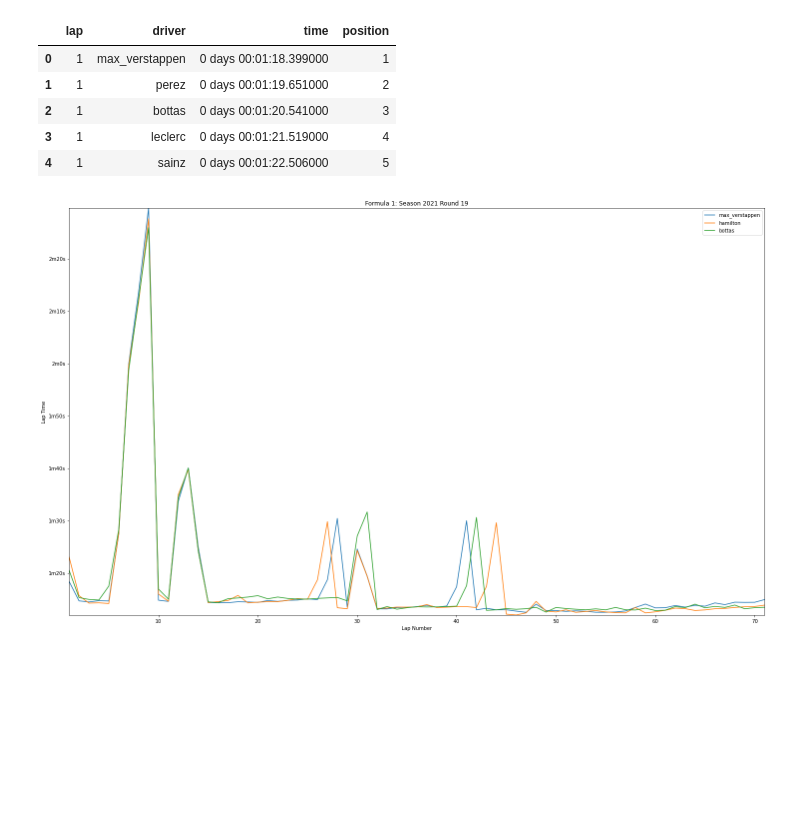
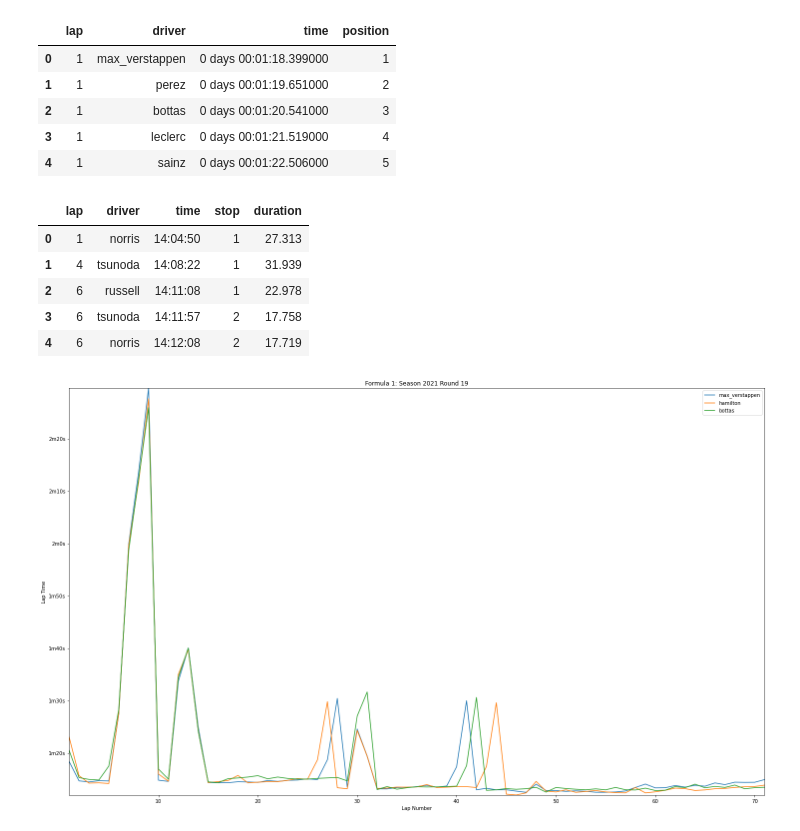
Before and after one commit to Seklfreak/jupyter-playground, a Jupyter notebook: f1_lap_times.ipynb, the cells around one changed output. Saved outputs shown, nothing was run; the diff lists cells and outputs as text; code cells hidden in the pictures; blank space fills up the shorter version.

```diff
--- a/f1_lap_times.ipynb
+++ b/f1_lap_times.ipynb
@@ -63,6 +78,37 @@ lapTimesDF.head()
 | 2 | 1 | bottas | 0 days 00:01:20.541000 | 3 |
 | 3 | 1 | leclerc | 0 days 00:01:21.519000 | 4 |
 | 4 | 1 | sainz | 0 days 00:01:22.506000 | 5 |
+# %%
+# create table from raw data
+
+pitStopsData = pitStopsAll['MRData']['RaceTable']['Races'][0]['PitStops']
+
+pitStops = {
+    'lap': [],
+    'driver': [],
+    'time': [],
+    'stop': [],
+    'duration': []
+}
+
+for i in range(len(pitStopsData)):
+    pitStop = pitStopsData[i]
+
+    pitStops['lap'].append(int(pitStop['lap']))
+    pitStops['driver'].append(pitStop['driverId'])
+    pitStops['time'].append(pitStop['time'])
+    pitStops['stop'].append(int(pitStop['stop']))
+    pitStops['duration'].append(pitStop['duration'])
+
+pitStopsDF = pd.DataFrame(pitStops)
+pitStopsDF.head()
+# %% [output]
+|  | lap | driver | time | stop | duration |
+| 0 | 1 | norris | 14:04:50 | 1 | 27.313 |
+| 1 | 4 | tsunoda | 14:08:22 | 1 | 31.939 |
+| 2 | 6 | russell | 14:11:08 | 1 | 22.978 |
+| 3 | 6 | tsunoda | 14:11:57 | 2 | 17.758 |
+| 4 | 6 | norris | 14:12:08 | 2 | 17.719 |
 # %%
 lapTimesDFDrivers = {}
 
```
Also changed, not shown: parts of 3 cells of this notebook.
